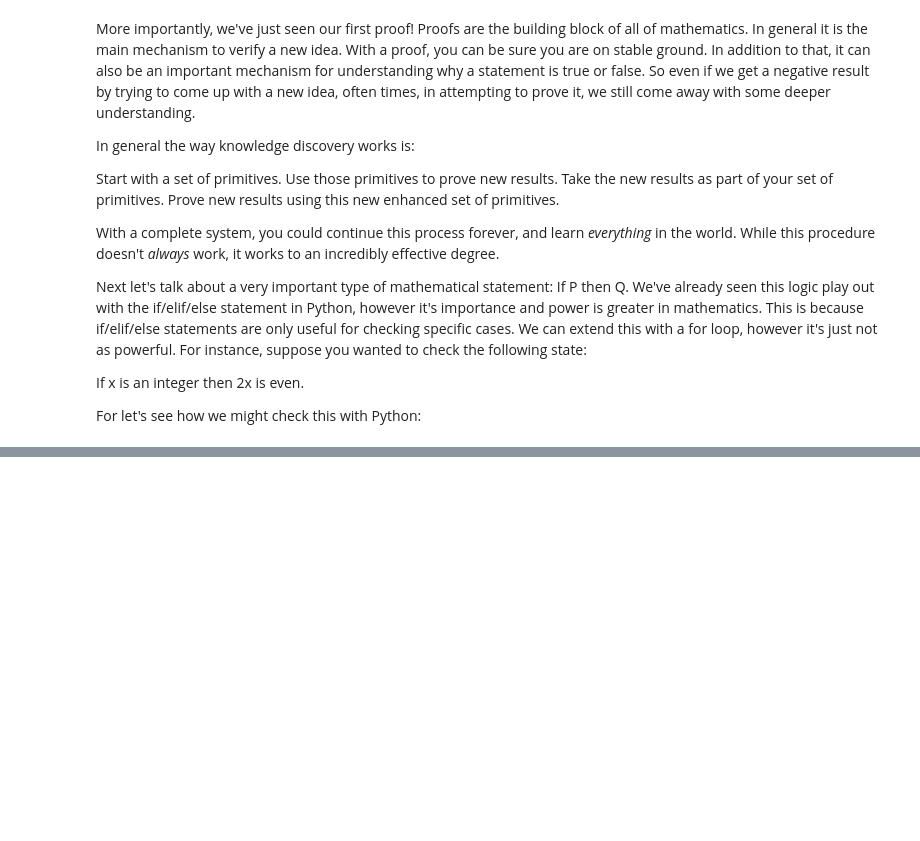
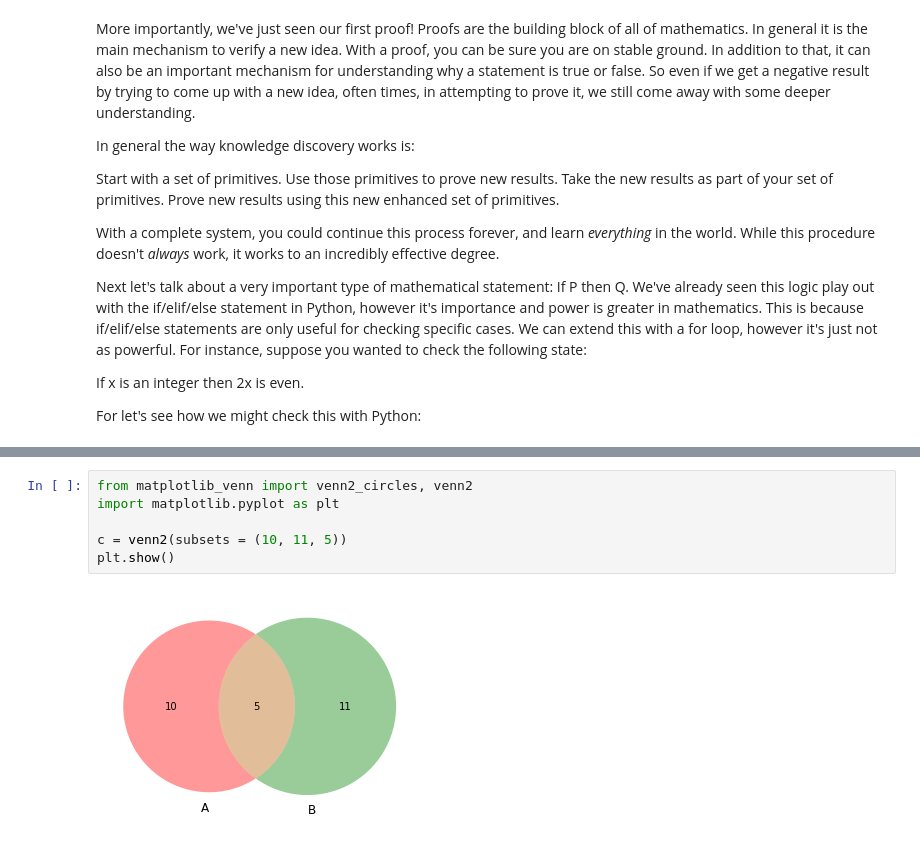
Before and after one commit to EricSchles/algorithms_book, a Jupyter notebook: Introduction_To_Proofs.ipynb, the cells around one changed output, grey strips where cells are left out. Saved outputs shown, nothing was run; the diff lists cells and outputs as text; blank space fills up the shorter version.

```diff
--- a/Introduction_To_Proofs.ipynb
+++ b/Introduction_To_Proofs.ipynb
@@ -653,0 +662,8 @@ Notice that $\mathbb{N}$ starts with $0$.  Not all mathematicians believe this t
+# %%
+from matplotlib_venn import venn2_circles, venn2
+import matplotlib.pyplot as plt
+
+c = venn2(subsets = (10, 11, 5))
+plt.show()
+# %% [output]
+[figure, added]
```
Also changed, not shown: parts of 20 cells of this notebook.
